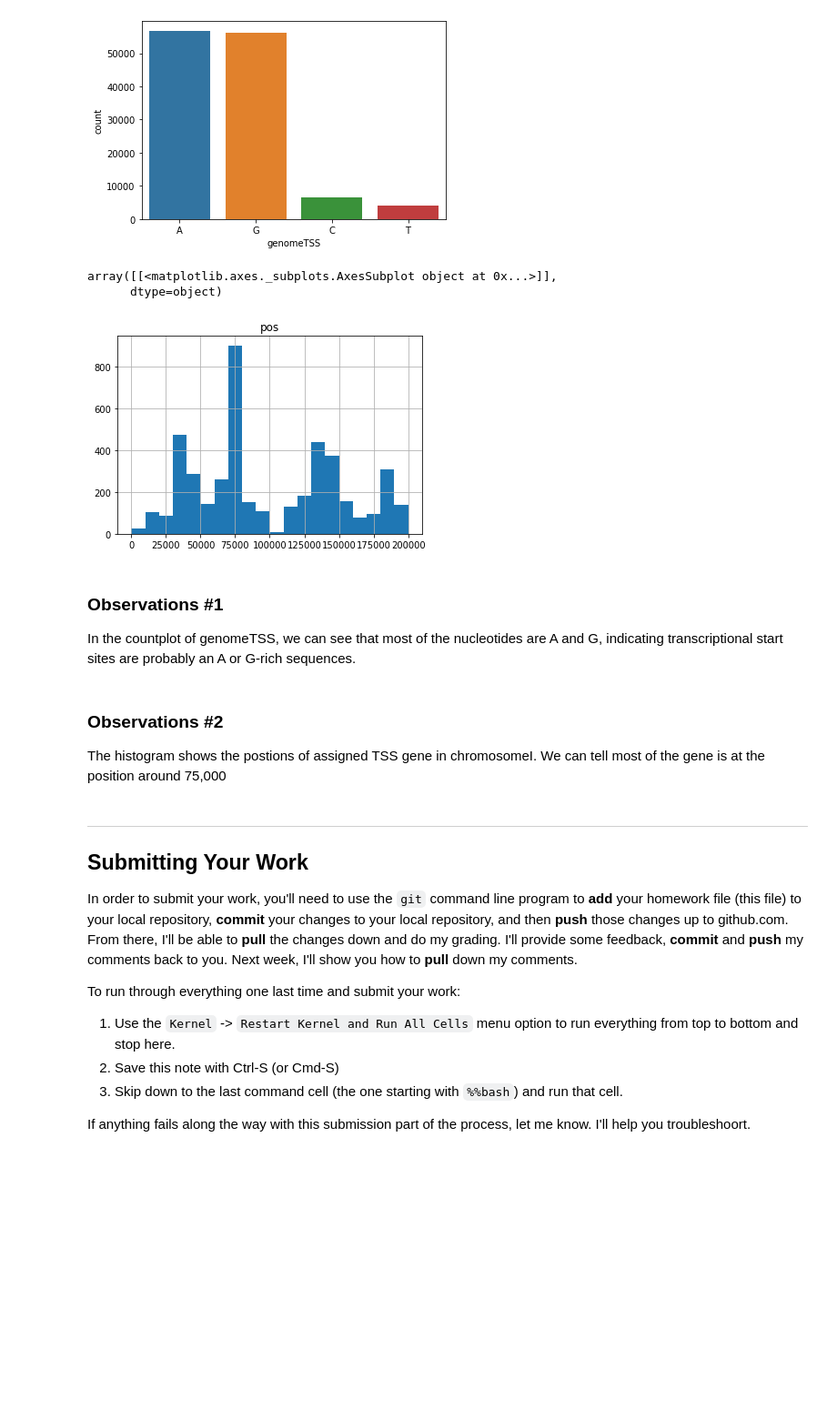
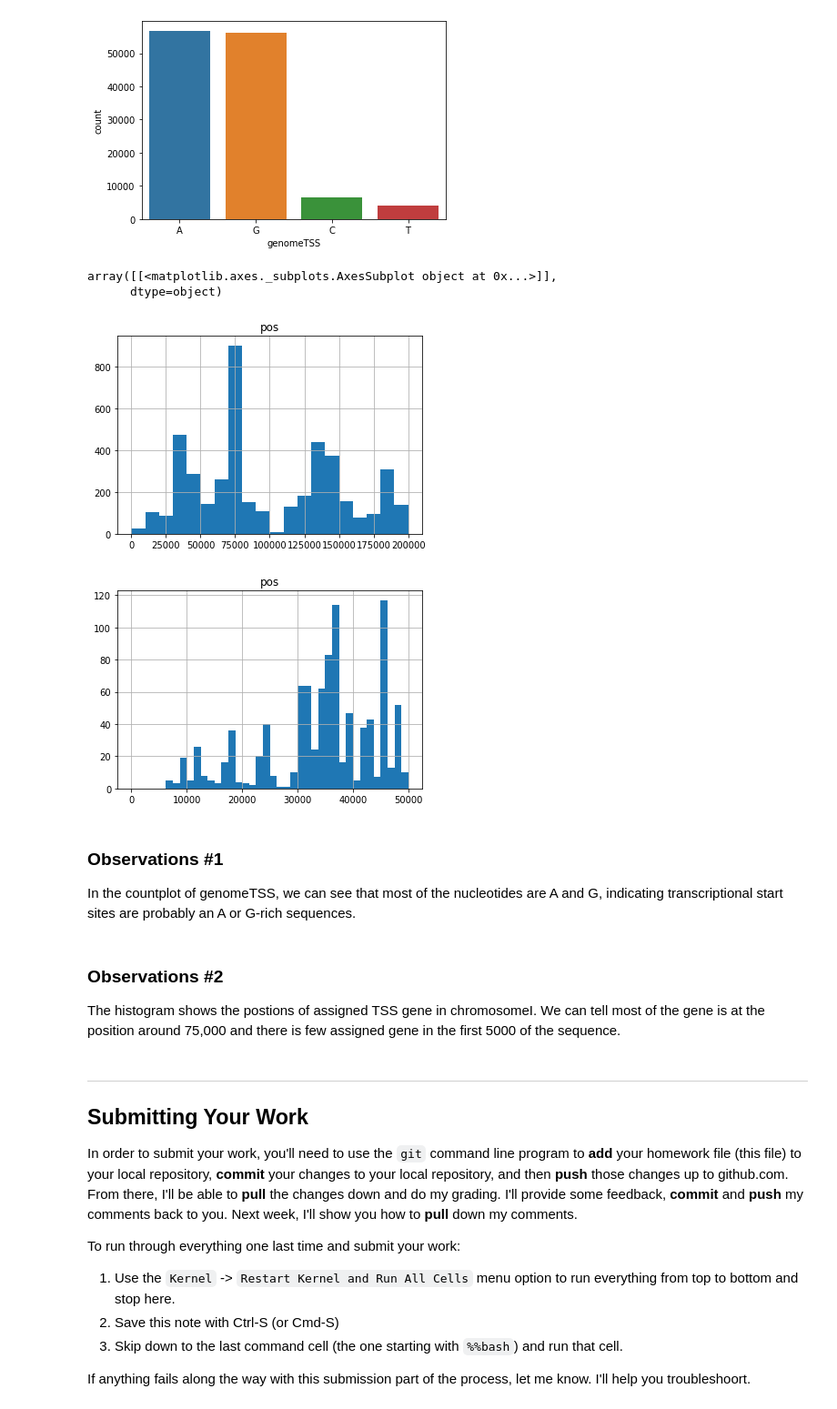
Before and after one commit to Xiaoniu86/hds5210-2021, a Jupyter notebook: week09/week09_assignment_2.ipynb, the cells around one changed output. Shown: that part at 91% size. Saved outputs shown, nothing was run; the diff lists cells and outputs as text; code cells hidden in the pictures; blank space fills up the shorter version.

```diff
--- a/week09/week09_assignment_2.ipynb
+++ b/week09/week09_assignment_2.ipynb
@@ -225,12 +225,14 @@ sns.countplot(x='genomeTSS',data=scer_capped)
 # %%
 # Your code here to do a second visualization...
 
 scer_chr1=scer_sorting[(scer_sorting['chr']=='chrI')]
 scer_chr1[['pos']].hist(bins=20, range=[0,200000])
+scer_chr1[['pos']].hist(bins=40, range=[0,50000])
 # %% [output]
 array([[<matplotlib.axes._subplots.AxesSubplot object at 0x...>]],
       dtype=object)
 [figure]
+[figure, added]
 # %% [markdown]
 ### Observations #1
 
@@ -238,7 +240,7 @@ In the countplot of genomeTSS, we can see that most of the nucleotides are A and
 # %% [markdown]
 ### Observations #2
 
-The histogram shows the postions of assigned TSS gene in chromosomeI. We can tell most of the gene is at the position around 75,000
+The histogram shows the postions of assigned TSS gene in chromosomeI. We can tell most of the gene is at the position around 75,000 and there is few assigned gene in the first 5000 of the sequence.
 # %% [markdown]
 ---
 
```
Also changed, not shown: parts of 1 cell of this notebook.
